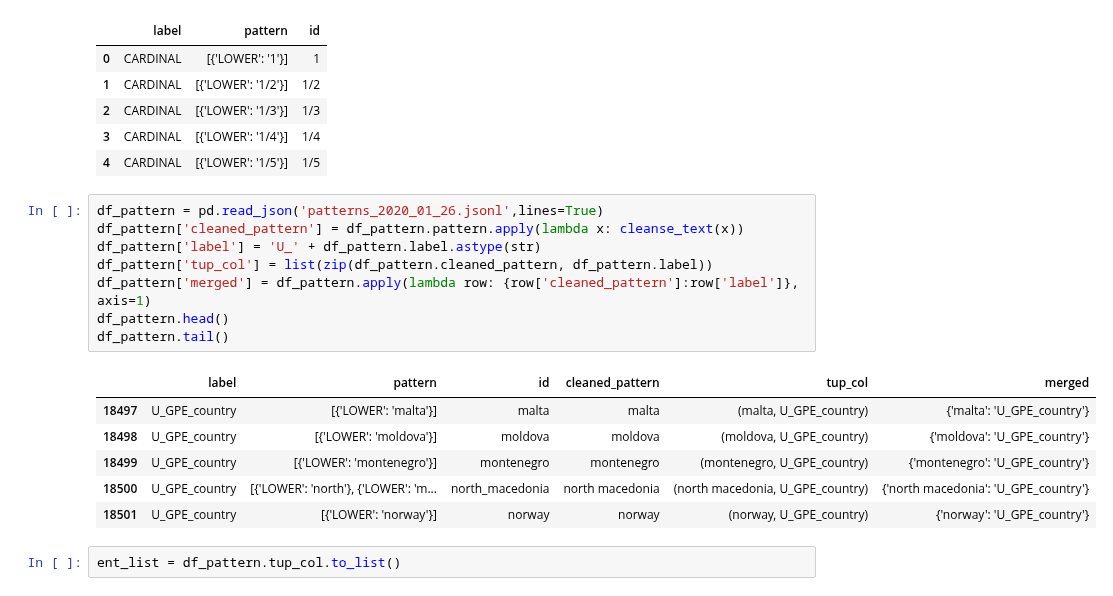
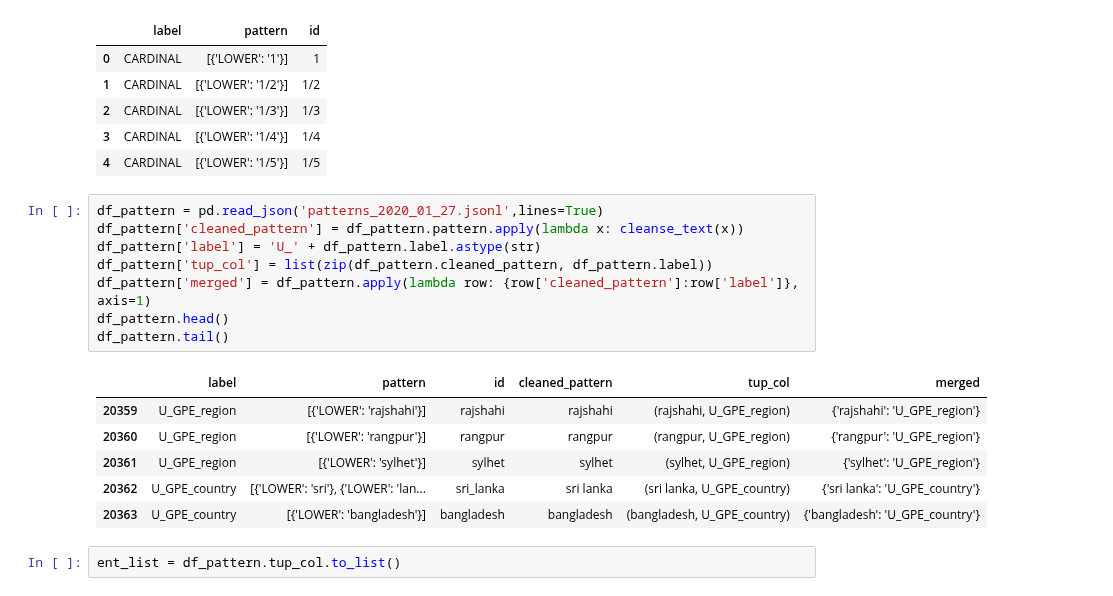
Before and after one commit to ravi-gopalan/DAND_Data_Wrangling, a Jupyter notebook: post_training_processing.ipynb, the cells around one changed output. Drawn from its saved outputs; the diff is of its cells as text.

```diff
--- a/post_training_processing.ipynb
+++ b/post_training_processing.ipynb
@@ -184,20 +181,20 @@ df_pattern.head()
 | 3 | CARDINAL | [{'LOWER': '1/4'}] | 1/4 |
 | 4 | CARDINAL | [{'LOWER': '1/5'}] | 1/5 |
 # %%
-df_pattern = pd.read_json('patterns_2020_01_26.jsonl',lines=True)
+df_pattern = pd.read_json('patterns_2020_01_27.jsonl',lines=True)
 df_pattern['cleaned_pattern'] = df_pattern.pattern.apply(lambda x: cleanse_text(x))
 df_pattern['label'] = 'U_' + df_pattern.label.astype(str)
 df_pattern['tup_col'] = list(zip(df_pattern.cleaned_pattern, df_pattern.label))
 df_pattern['merged'] = df_pattern.apply(lambda row: {row['cleaned_pattern']:row['label']}, axis=1)
 df_pattern.head()
 df_pattern.tail()
 # %% [output]
 |  | label | pattern | id | cleaned_pattern | tup_col | merged |
-| 18497 | U_GPE_country | [{'LOWER': 'malta'}] | malta | malta | (malta, U_GPE_country) | {'malta': 'U_GPE_country'} |
-| 18498 | U_GPE_country | [{'LOWER': 'moldova'}] | moldova | moldova | (moldova, U_GPE_country) | {'moldova': 'U_GPE_country'} |
-| 18499 | U_GPE_country | [{'LOWER': 'montenegro'}] | montenegro | montenegro | (montenegro, U_GPE_country) | {'montenegro': 'U_GPE_country'} |
-| 18500 | U_GPE_country | [{'LOWER': 'north'}, {'LOWER': 'm... | north_macedonia | north macedonia | (north macedonia, U_GPE_country) | {'north macedonia': 'U_GPE_country'} |
-| 18501 | U_GPE_country | [{'LOWER': 'norway'}] | norway | norway | (norway, U_GPE_country) | {'norway': 'U_GPE_country'} |
+| 20359 | U_GPE_region | [{'LOWER': 'rajshahi'}] | rajshahi | rajshahi | (rajshahi, U_GPE_region) | {'rajshahi': 'U_GPE_region'} |
+| 20360 | U_GPE_region | [{'LOWER': 'rangpur'}] | rangpur | rangpur | (rangpur, U_GPE_region) | {'rangpur': 'U_GPE_region'} |
+| 20361 | U_GPE_region | [{'LOWER': 'sylhet'}] | sylhet | sylhet | (sylhet, U_GPE_region) | {'sylhet': 'U_GPE_region'} |
+| 20362 | U_GPE_country | [{'LOWER': 'sri'}, {'LOWER': 'lan... | sri_lanka | sri lanka | (sri lanka, U_GPE_country) | {'sri lanka': 'U_GPE_country'} |
+| 20363 | U_GPE_country | [{'LOWER': 'bangladesh'}] | bangladesh | bangladesh | (bangladesh, U_GPE_country) | {'bangladesh': 'U_GPE_country'} |
 # %%
 ent_list = df_pattern.tup_col.to_list()
 # %%
```
Also changed, not shown: parts of 36 cells of this notebook.
